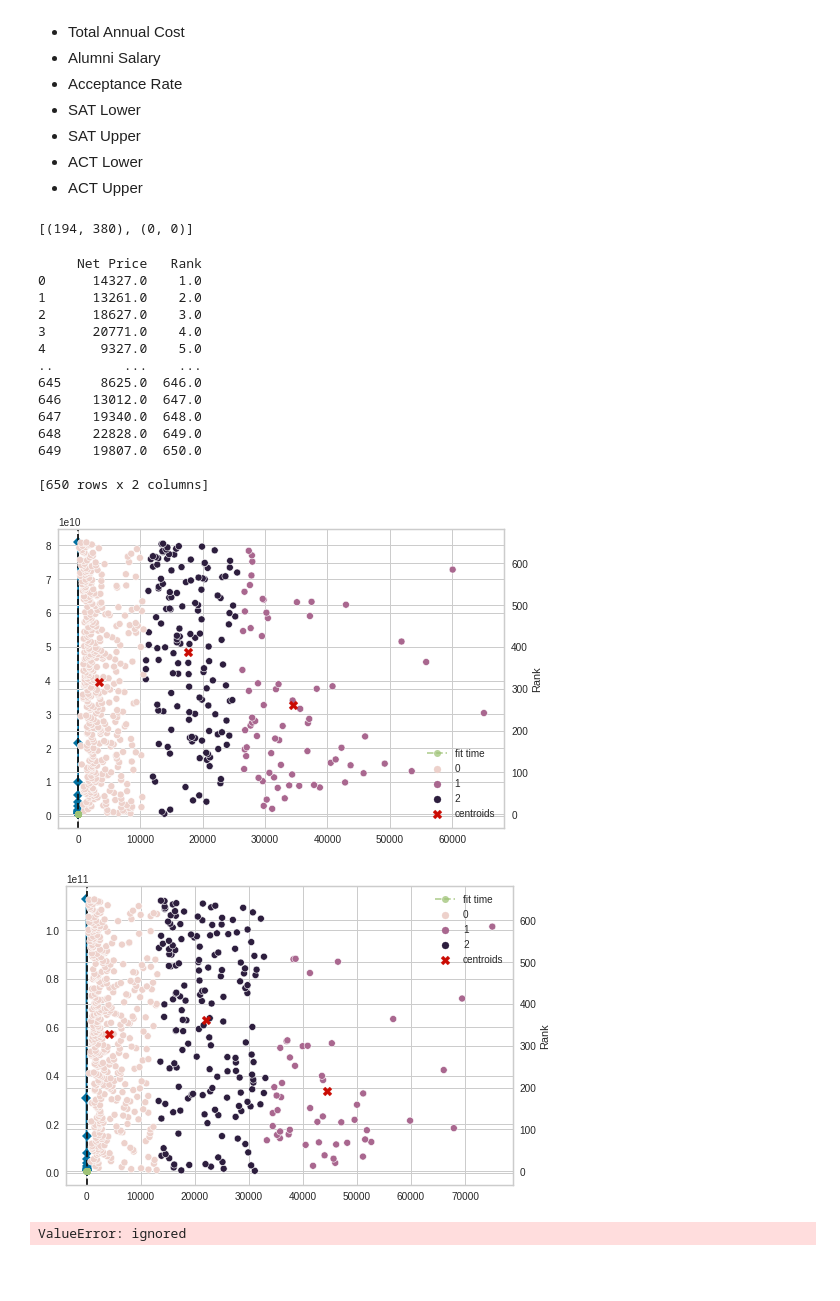
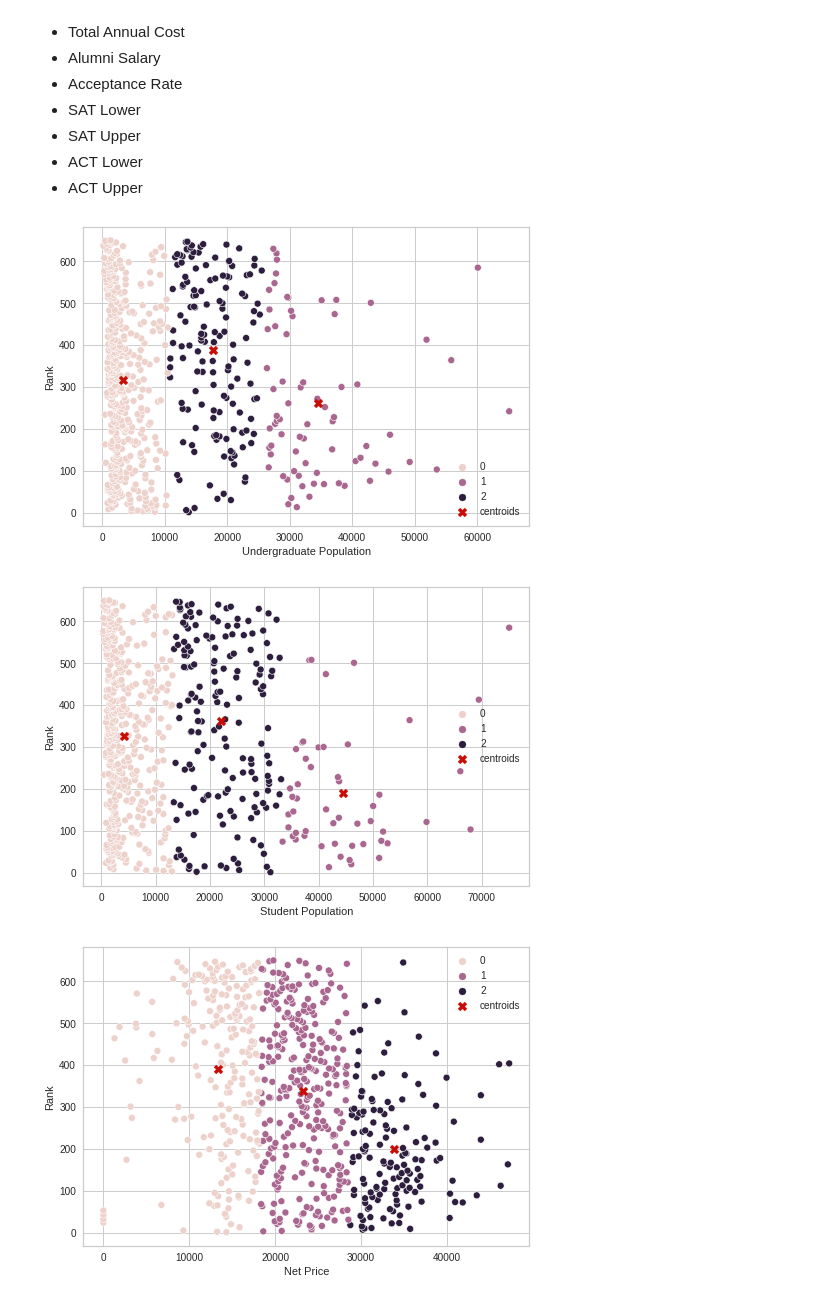
Before and after one commit to dli10/college-rankings-forbes-2019, a Jupyter notebook: KMeansClustering.ipynb, the cells around one changed output. Cells and saved outputs as stored; diff of their text form; code cells hidden in the pictures; blank space fills up the shorter version.

```diff
--- a/KMeansClustering.ipynb
+++ b/KMeansClustering.ipynb
@@ -81,7 +81,7 @@ Using the above code to create functions to more efficiently use k-means cluster
 # %%
 def GetClusterNum(df):
   model = KMeans()
-  visualizer = KElbowVisualizer(model, k=(1,15)).fit(df)
+  #visualizer = KElbowVisualizer(model, k=(1,15)).fit(df)
   return(visualizer.elbow_value_)
 # %%
 def PlotKMeans(num_c, df, xlab, ylab):
@@ -131,40 +131,17 @@ deletenames = ["Name", "City", "State", "Public/Private", "Website"] # create li
 for name in deletenames:
   colnames.remove(name)
 #print(colnames)
-# %%
-#np.logical_not(np.isnan(dataset))
-list(map(tuple, np.where(np.isnan(dataset))))
-# %% [output]
-[(194, 380), (0, 0)]
-# %%
-dataset_na = dataset[np.logical_not(np.isnan(dataset))]
-print(dataset_na)
-# %% [output]
-     Net Price   Rank
-0      14327.0    1.0
-1      13261.0    2.0
-2      18627.0    3.0
-3      20771.0    4.0
-4       9327.0    5.0
-..         ...    ...
-645     8625.0  646.0
-646    13012.0  647.0
-647    19340.0  648.0
-648    22828.0  649.0
-649    19807.0  650.0
-
-[650 rows x 2 columns]
 # %%
 # Loop through all variables of interest
 for name in colnames:
   if name == "Rank":
     continue
   else:
     dataset = forbesraw[[name, "Rank"]]
-    dataset = dataset[np.logical_not(np.isnan(dataset))]
+    dataset = dataset.dropna()
     num_clust = GetClusterNum(dataset)
     PlotKMeans(num_clust, dataset, name, "Rank")
 # %% [output]
-[figure, old version]
+[figure, new version]
-[figure, old version]
+[figure, new version]
-ValueError: ignored
+[figure, added]
```
Also changed, not shown: parts of 2 cells of this notebook.
